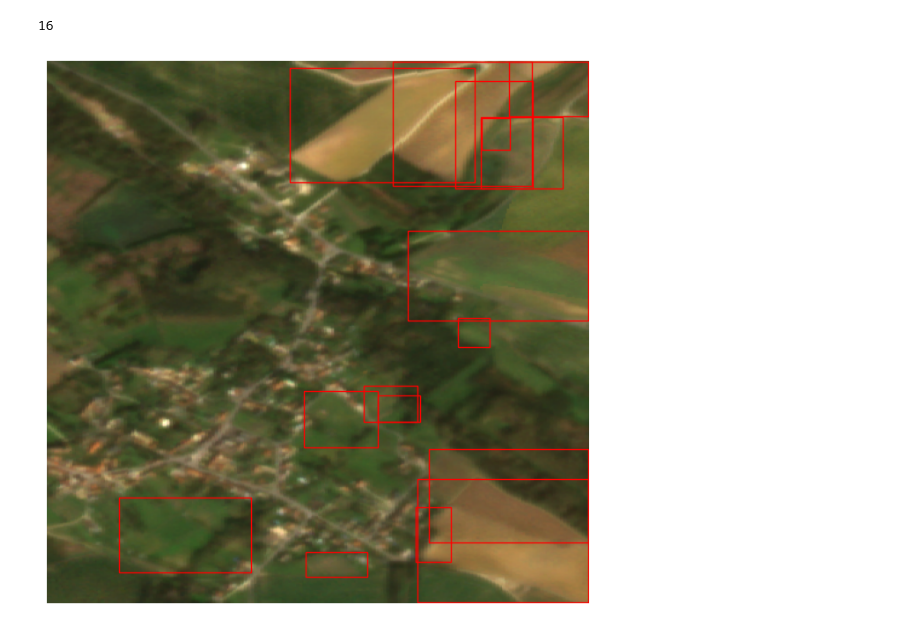
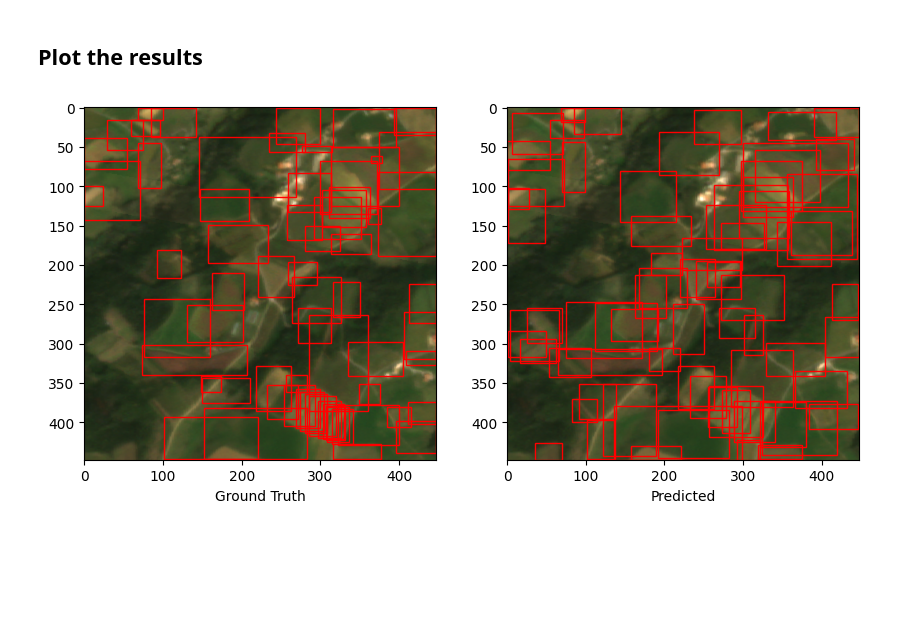
Before and after one commit to aninda-ghosh/maskrcnn-rpn, a Jupyter notebook: test.ipynb, the cells around one changed output. Cells and saved outputs as stored; diff of their text form; code cells hidden in the pictures; blank space fills up the shorter version.

```diff
--- a/test.ipynb
+++ b/test.ipynb
@@ -15,2 +17,2 @@ import matplotlib.patches as patches
 # %%
-root_path = '/home/aghosh57/Kerner-Lab/exploration/all_dataset/'
+root_path = '/home/aghosh57/Kerner-Lab/maskrcnn-rpn/dataset/'
@@ -157,2 +90,0 @@ model = get_instance_segmentation_model(num_classes)
-# %%
-model.load_state_dict(torch.load('trained_model.pth'))
@@ -181,0 +93,2 @@ MaskRCNN(
+# %%
+ID = 4000
@@ -212,35 +108,23 @@ predictions = [{k: v.to(torch.device('cpu')) for k, v in t.items()} for t in pre
 # %%
-
-# Keep the prediction only with a certain prediction score
-
+#Perform Non-Maximum Suppression
 print('Before NMS:', len(predictions[0]['boxes']))
-
 keep = torchvision.ops.nms(predictions[0]['boxes'], predictions[0]['scores'], 0.8)
-
 predictions[0]['boxes'] = predictions[0]['boxes'][keep]
 predictions[0]['labels'] = predictions[0]['labels'][keep]
 predictions[0]['masks'] = predictions[0]['masks'][keep]
 predictions[0]['scores'] = predictions[0]['scores'][keep]
-
 print(predictions[0]['scores'])
-
 print('After NMS:', len(predictions[0]['boxes']))
 
 #Drop the prediction with a score lower than 0.5
-
 print('Before threshold:', len(predictions[0]['boxes']))
-
-threshold = 0.6
-
+threshold = 0.4
 keep = predictions[0]['scores'] > threshold
-
 predictions[0]['boxes'] = predictions[0]['boxes'][keep]
 predictions[0]['labels'] = predictions[0]['labels'][keep]
 predictions[0]['masks'] = predictions[0]['masks'][keep]
 predictions[0]['scores'] = predictions[0]['scores'][keep]
-
 print(predictions[0]['scores'])
-
 print('After threshold:', len(predictions[0]['boxes']))
 # %% [output]
 Before NMS: 100
@@ -264,23 +147,30 @@ After threshold: 14
-# %%
-len(targets['boxes'])
-# %% [output]
-16
+# %% [markdown]
+## Plot the results
 # %%
-# plot the targets boxes on the image, plot the boxes
+fig, ax = plt.subplots(1, 2, figsize=(10, 5))
 
-fig, ax = plt.subplots(1, 1, figsize=(16, 8))
-
-ax.imshow(image.cpu().permute(1, 2, 0))
-ax.axis('off')
+ax[0].imshow(image.cpu().permute(1, 2, 0))
+ax[0].set_xlabel('Ground Truth')
 
 for i in range (len(targets['boxes'])):
     xmin = targets['boxes'][i][0]
     ymin = targets['boxes'][i][1]
     xmax = targets['boxes'][i][2]
     ymax = targets['boxes'][i][3]
     rect = patches.Rectangle((xmin, ymin), xmax-xmin, ymax-ymin, linewidth=1, edgecolor='r', facecolor='none')
-    ax.add_patch(rect)
+    ax[0].add_patch(rect)
+
+ax[1].imshow(image.cpu().permute(1, 2, 0))
+ax[1].set_xlabel('Predicted')
+
+for i in range (len(predictions[0]['boxes'])):
+    xmin = predictions[0]['boxes'][i][0]
+    ymin = predictions[0]['boxes'][i][1]
+    xmax = predictions[0]['boxes'][i][2]
+    ymax = predictions[0]['boxes'][i][3]
+    rect = patches.Rectangle((xmin, ymin), xmax-xmin, ymax-ymin, linewidth=1, edgecolor='r', facecolor='none')
+    ax[1].add_patch(rect)
 
 plt.show()
 # %% [output]
-[figure, old version]
+[figure, new version]
```
Also changed, not shown: parts of 23 cells of this notebook, 14 other files.
